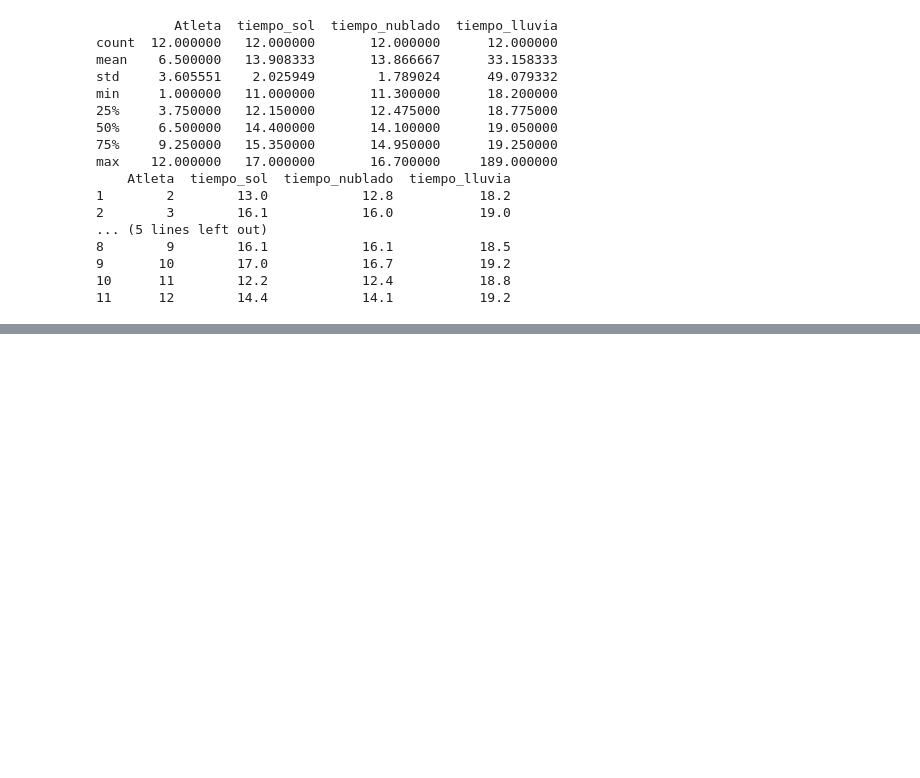
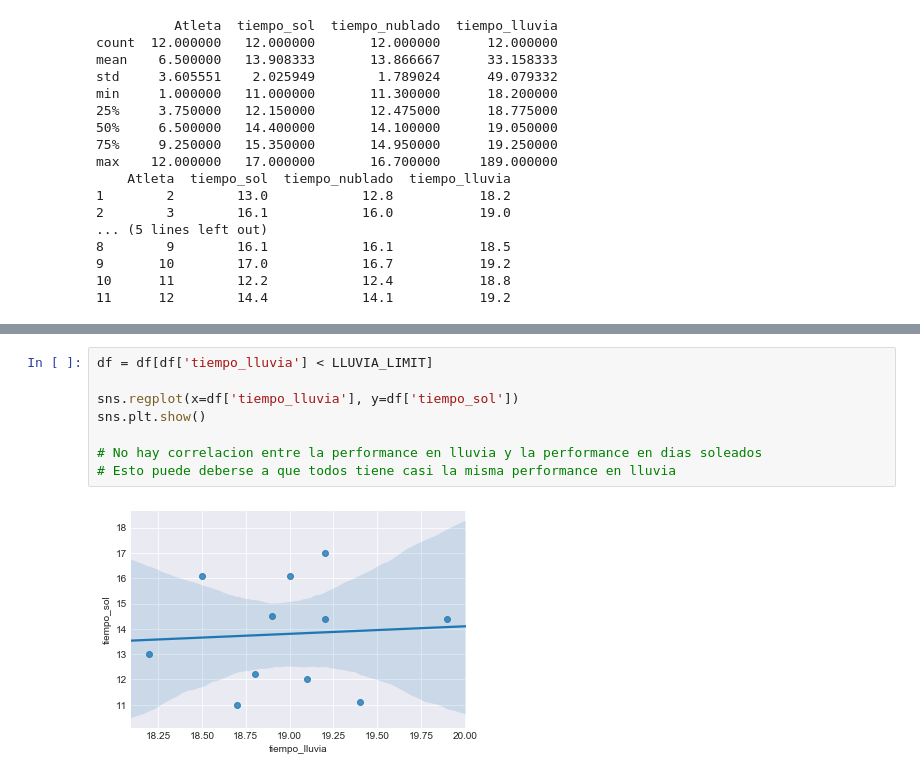
Before and after one commit to lucasputer/CienciaDeDatos, a Jupyter notebook: tp1/tp1.ipynb, the cells around one changed output, grey strips where cells are left out. Drawn from its saved outputs; the diff is of its cells as text; blank space fills up the shorter version.

```diff
--- a/tp1/tp1.ipynb
+++ b/tp1/tp1.ipynb
@@ -87,0 +95,10 @@ sns.plt.show()
+# %%
+df = df[df['tiempo_lluvia'] < LLUVIA_LIMIT]
+
+sns.regplot(x=df['tiempo_lluvia'], y=df['tiempo_sol'])
+sns.plt.show()
+
+# No hay correlacion entre la performance en lluvia y la performance en dias soleados
+# Esto puede deberse a que todos tiene casi la misma performance en lluvia
+# %% [output]
+[figure, added]
```
Also changed, not shown: parts of 3 cells of this notebook.
